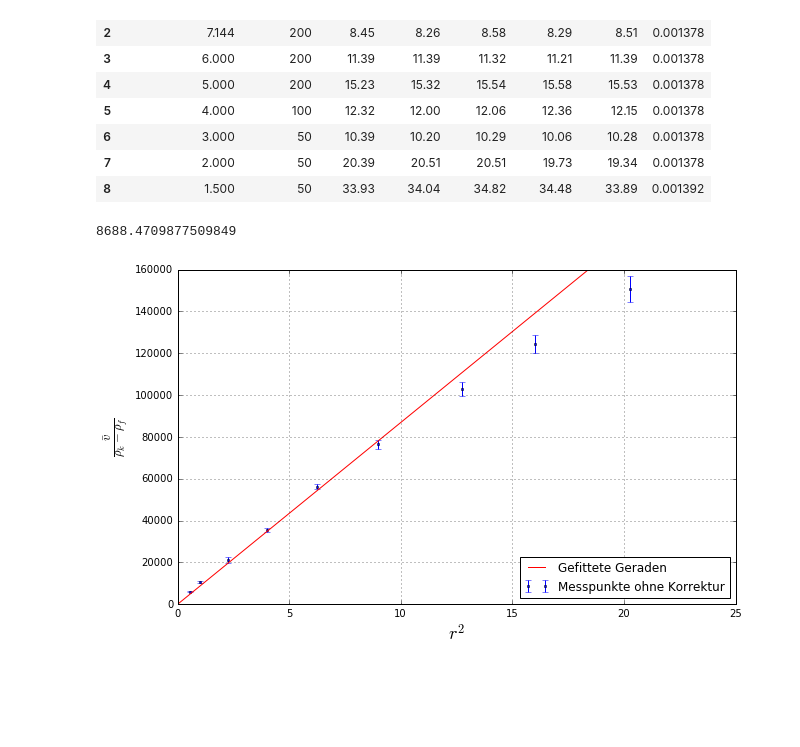
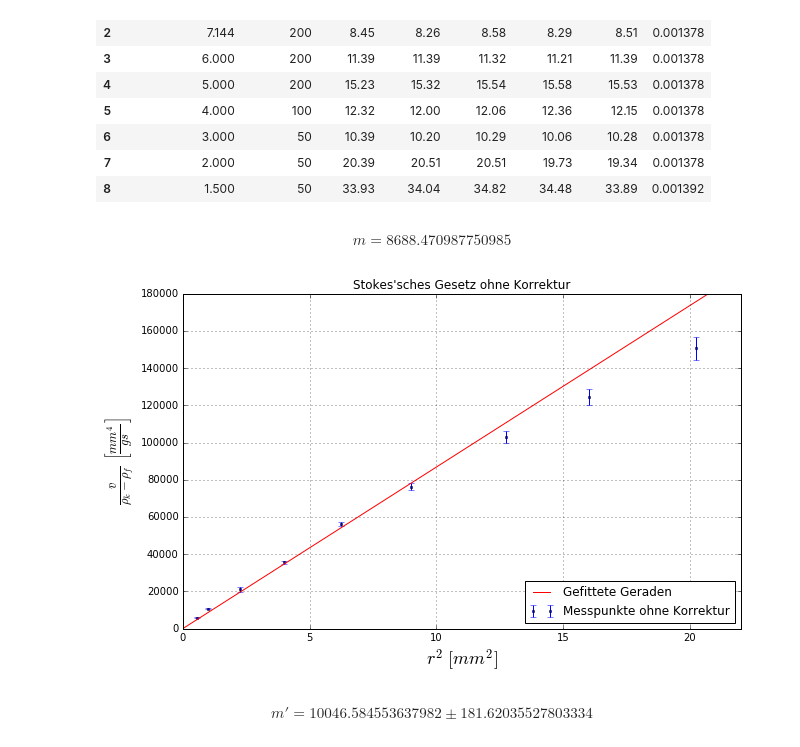
Before and after one commit to Tafiir/Jupyter-Notebooks, a Jupyter notebook: pap2_1/212.ipynb, the cells around one changed output. Drawn from its saved outputs; the diff is of its cells as text; code cells hidden in the pictures; blank space fills up the shorter version.

```diff
--- a/pap2_1/212.ipynb
+++ b/pap2_1/212.ipynb
@@ -42,7 +43,8 @@ import fehler
 f_abs, f_rel = fehler.fehler(f, vs, r_fs, r_ks)
 
 y = array([f.subs([(vs, vm[i]), (r_fs, r_f), (r_ks, data['Dichte'][i])]) for i in range(9)], dtype=float)
-dy = array([f_abs.subs([(vs, vm[i]), (r_fs, r_f), (r_ks, data['Dichte'][i]), (dvs, dvm[i]), (dr_fs, dr_f), (dr_ks, dr_k)]) for i in range(9)], dtype=float)
+dy = array([f_abs.subs([(vs, vm[i]), (r_fs, r_f), (r_ks, data['Dichte'][i]),
+                        (dvs, dvm[i]), (dr_fs, dr_f), (dr_ks, dr_k)]) for i in range(9)], dtype=float)
 
 rsq = (data['Kugeldurchmesser']/2)**2
 
@@ -50,19 +52,40 @@ import scipy.optimize as o
 g = lambda x, m: m*x
 m = o.curve_fit(g, rsq, y, sigma=dy)
 m = m[0][0]
-m
+display(Math('m={}'.format(m)))
 # %% [output]
-8688.4709877509849
+$$m=8688.470987750985$$
 # %%
 figure(figsize=(10,6), dpi=512)
 errorbar(rsq, y, yerr=dy, fmt='s', markersize=2.0, label='Messpunkte ohne Korrektur')
-xlim(0, 25)
-ylim(0, 160000)
-xlabel(r'$r^2$', fontsize=18)
-ylabel(r'$\frac{{\bar{{v}}}}{{\rho_k-\rho_f}} $', fontsize=18)
 plot(arange(0,25,0.1), g(arange(0,25,0.1), m), 'r-', label='Gefittete Geraden')
+xlim(0, 22)
+ylim(0, 180000)
+xlabel(r'$r^2 \ [mm^2]$', fontsize=18)
+ylabel(r'$\frac{{\bar{{v}}}}{{\rho_k-\rho_f}} \ \left[\frac{{mm^4}}{{gs}}\right]$', fontsize=18)
+title("Stokes'sches Gesetz ohne Korrektur")
 grid()
 legend(loc=4)
 show()
 # %% [output]
-[figure, old version]
+[figure, new version]
+# %%
+R = 75/2
+l = 1 + 2.1 * (data['Kugeldurchmesser']/2)/R
+
+y_ = y * l
+
+rs, drs = sm.symbols('r dr')
+f_ = vs/(r_ks - r_fs) * (1 + 2.1 * rs/R)
+f_abs_, f_rel_ = fehler.fehler(f_, vs, r_fs, r_ks, rs)
+
+dy_ = array([f_abs_.subs([(vs, vm[i]), (r_fs, r_f), (r_ks, data['Dichte'][i]), (rs, data['Kugeldurchmesser'][i]/2),
+                          (dvs, dvm[i]), (dr_fs, dr_f), (dr_ks, dr_k),
+                          (drs, data['Kugeldurchmesser'][i]*0.01)]) for i in range(9)], dtype=float)
+
+m_ = o.curve_fit(g, rsq, y_, sigma=dy_)
+dm_ = sqrt(m_[1][0][0])
+m_ = m_[0][0]
+display(Math('m\'={0} \pm {1}'.format(m_, dm_)))
+# %% [output]
+$$m'=10046.584553637982 \pm 181.62035527803334$$
```
Also changed, not shown: parts of 9 cells of this notebook, 2 other files.
